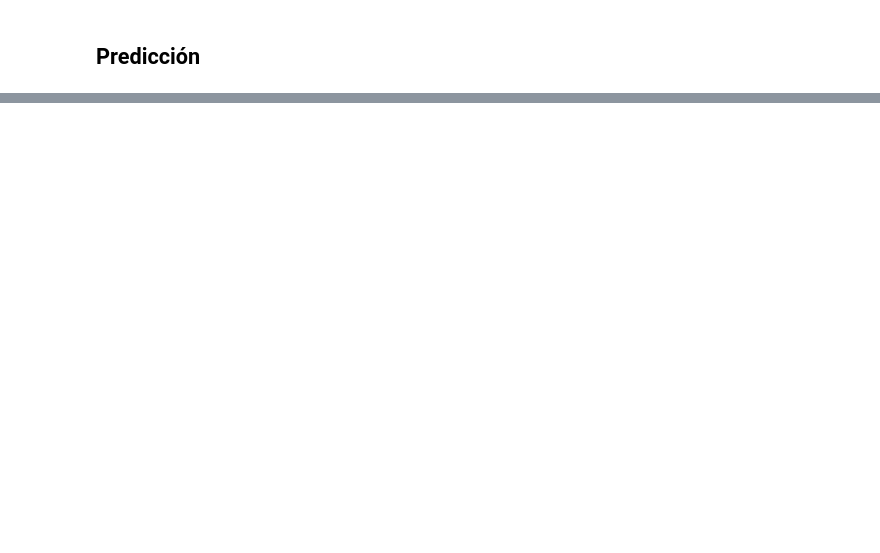
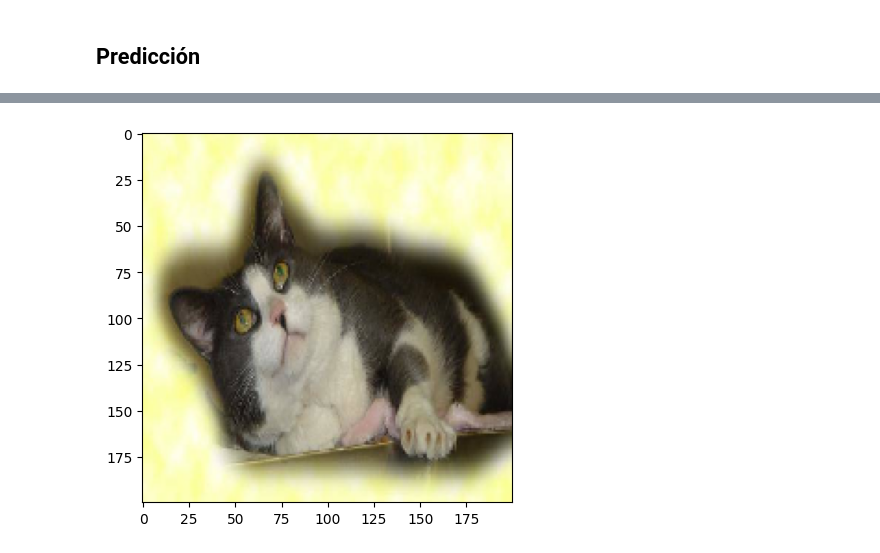
Before and after one commit to javier-senda/deep-learning, a Jupyter notebook: src/explore.ipynb, the cells around one changed output, grey strips where cells are left out. Drawn from its saved outputs; the diff is of its cells as text; code cells hidden in the pictures; blank space fills up the shorter version.

```diff
--- a/src/explore.ipynb
+++ b/src/explore.ipynb
@@ -151,7 +158,7 @@ import numpy as np
 from keras.preprocessing import image
 from keras.models import load_model
 
-img = image.load_img("../data/raw/test/85.jpg", target_size = (200, 200))
+img = image.load_img("../data/raw/test1/40.jpg", target_size = (200, 200))
 img = np.asarray(img)
 plt.imshow(img)
 img = np.expand_dims(img, axis = 0)
@@ -161,3 +168,4 @@ if output[0][0] > output[0][1]:
     print("cat")
 else:
     print("dog")
+# %% [output]
@@ -163,0 +174 @@ else:
+[figure, added]
```
Also changed, not shown: parts of 4 cells of this notebook.
